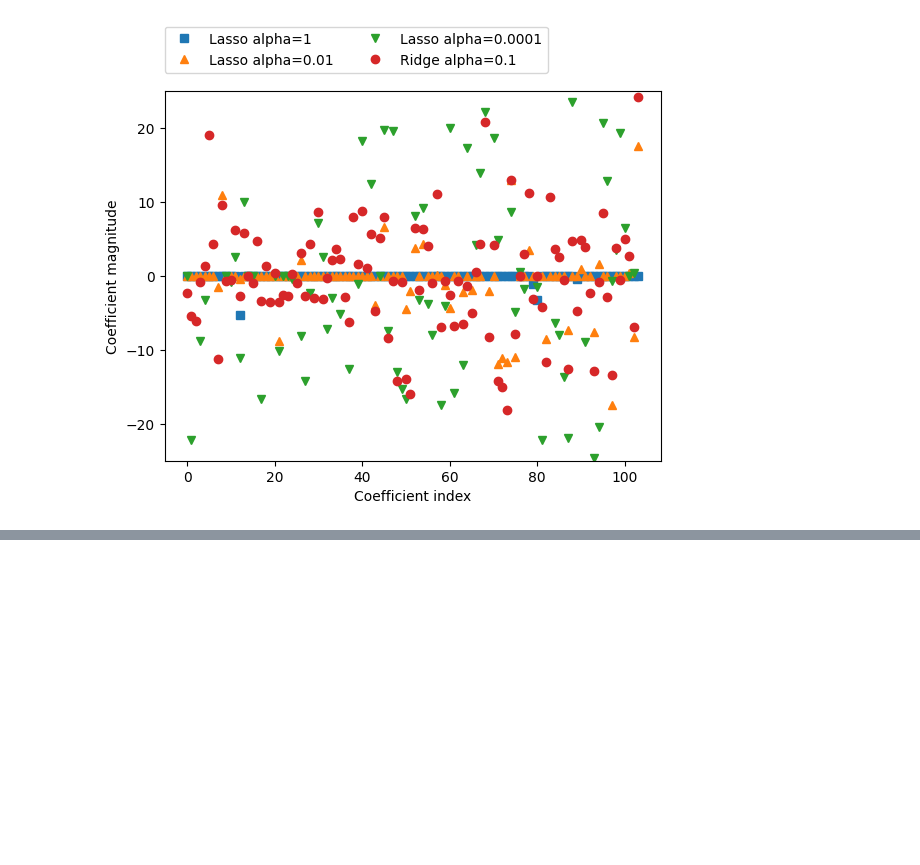
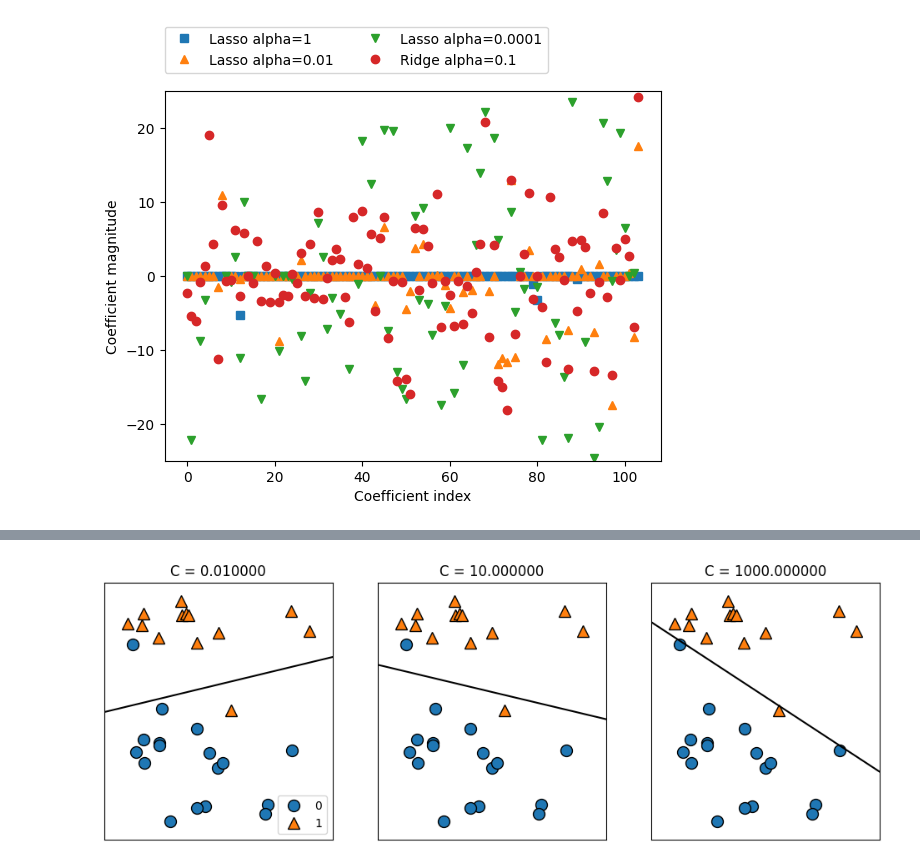
Before and after one commit to hugoangeles0810/introduction_to_ml_with_python, a Jupyter notebook: notebooks/chapter_02/Supervised Machine Learning.ipynb, the cells around one changed output, grey strips where cells are left out. Saved outputs shown, nothing was run; the diff lists cells and outputs as text; code cells hidden in the pictures; blank space fills up the shorter version.

```diff
--- a/notebooks/chapter_02/Supervised Machine Learning.ipynb
+++ b/notebooks/chapter_02/Supervised Machine Learning.ipynb
@@ -281,0 +307,4 @@ Text(0, 0.5, 'Coefficient magnitude')
+# %%
+mglearn.plots.plot_linear_svc_regularization()
+# %% [output]
+[figure, added]
```
Also changed, not shown: parts of 14 cells of this notebook.
